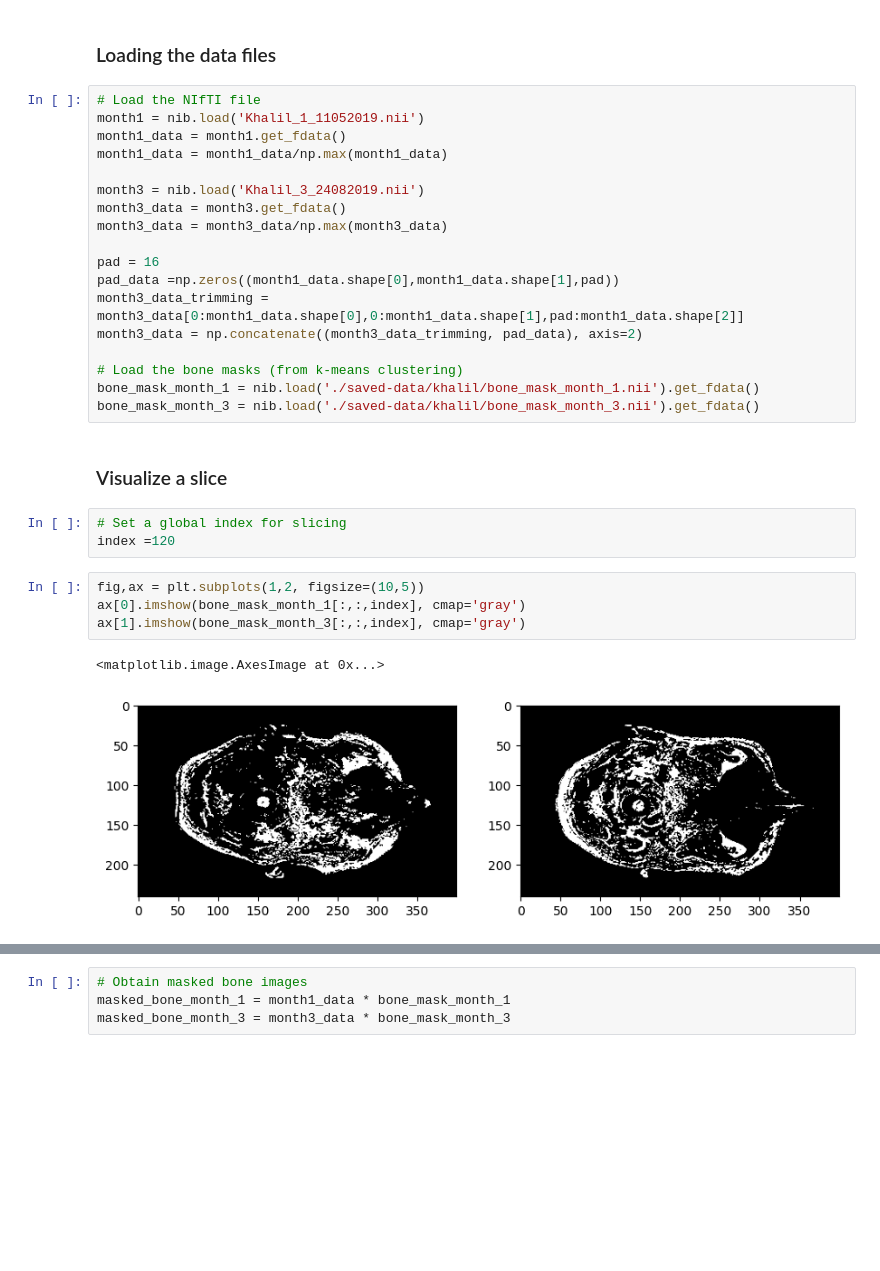
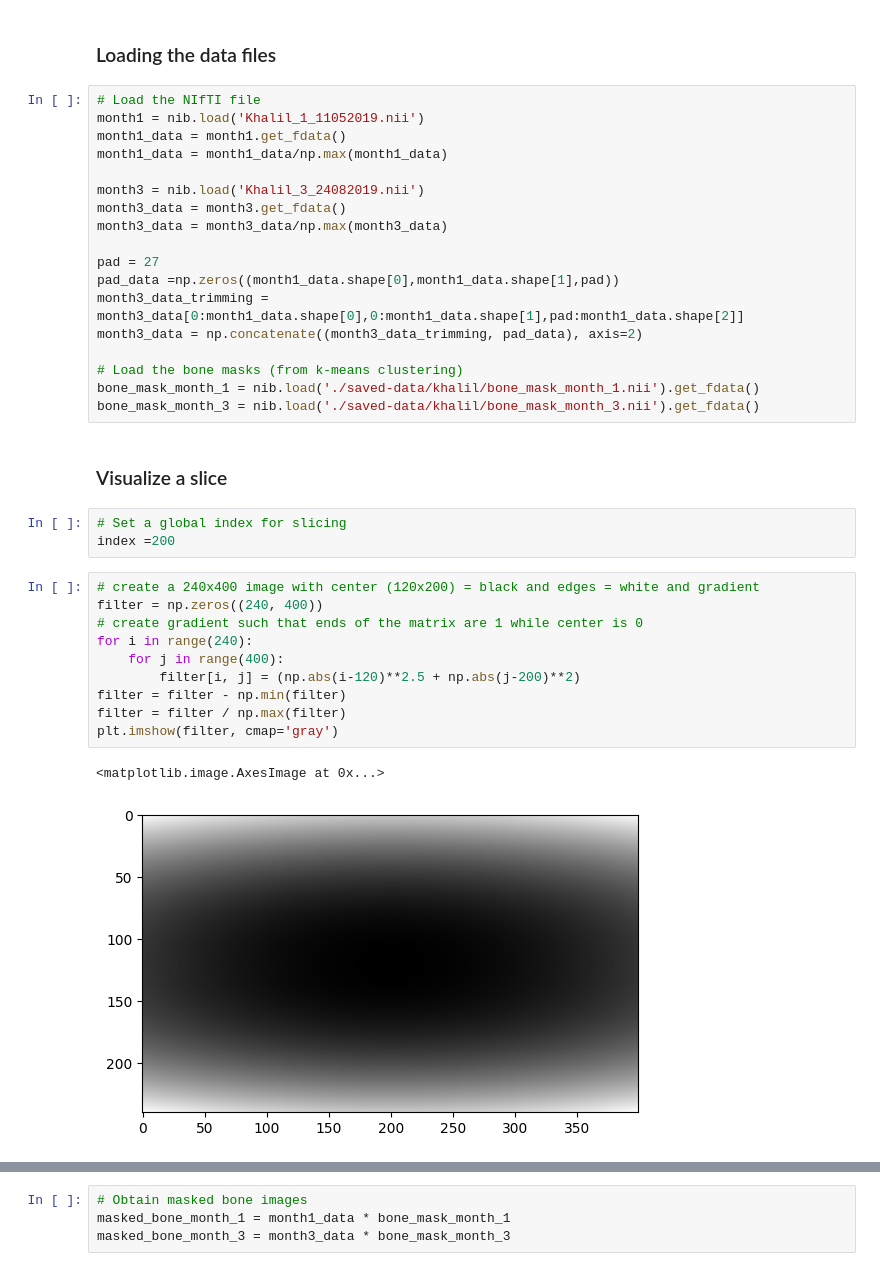
Before and after one commit to Keymii/wavelet-mri-registration, a Jupyter notebook: affine-registration.ipynb, the cells around one changed output, grey strips where cells are left out. Cells and saved outputs as stored; diff of their text form; blank space fills up the shorter version.

```diff
--- a/affine-registration.ipynb
+++ b/affine-registration.ipynb
@@ -22,7 +22,7 @@ month3 = nib.load('Khalil_3_24082019.nii')
 month3_data = month3.get_fdata()
 month3_data = month3_data/np.max(month3_data)
 
-pad = 16
+pad = 27
 pad_data =np.zeros((month1_data.shape[0],month1_data.shape[1],pad))
 month3_data_trimming = month3_data[0:month1_data.shape[0],0:month1_data.shape[1],pad:month1_data.shape[2]]
 month3_data = np.concatenate((month3_data_trimming, pad_data), axis=2)
@@ -34,11 +34,17 @@ bone_mask_month_3 = nib.load('./saved-data/khalil/bone_mask_month_3.nii').get_fd
 ### Visualize a slice
 # %%
 # Set a global index for slicing
-index =120
+index =200
-# %%
-fig,ax = plt.subplots(1,2, figsize=(10,5))
-ax[0].imshow(bone_mask_month_1[:,:,index], cmap='gray')
-ax[1].imshow(bone_mask_month_3[:,:,index], cmap='gray')
-# %% [output]
-<matplotlib.image.AxesImage at 0x...>
-[figure, removed]
+# %%
+# create a 240x400 image with center (120x200) = black and edges = white and gradient
+filter = np.zeros((240, 400))
+# create gradient such that ends of the matrix are 1 while center is 0
+for i in range(240):
+    for j in range(400):
+        filter[i, j] = (np.abs(i-120)**2.5 + np.abs(j-200)**2)
+filter = filter - np.min(filter)
+filter = filter / np.max(filter)
+plt.imshow(filter, cmap='gray')
+# %% [output]
+<matplotlib.image.AxesImage at 0x...>
+[figure, added]
```
Also changed, not shown: parts of 27 cells of this notebook, 5 other files.
